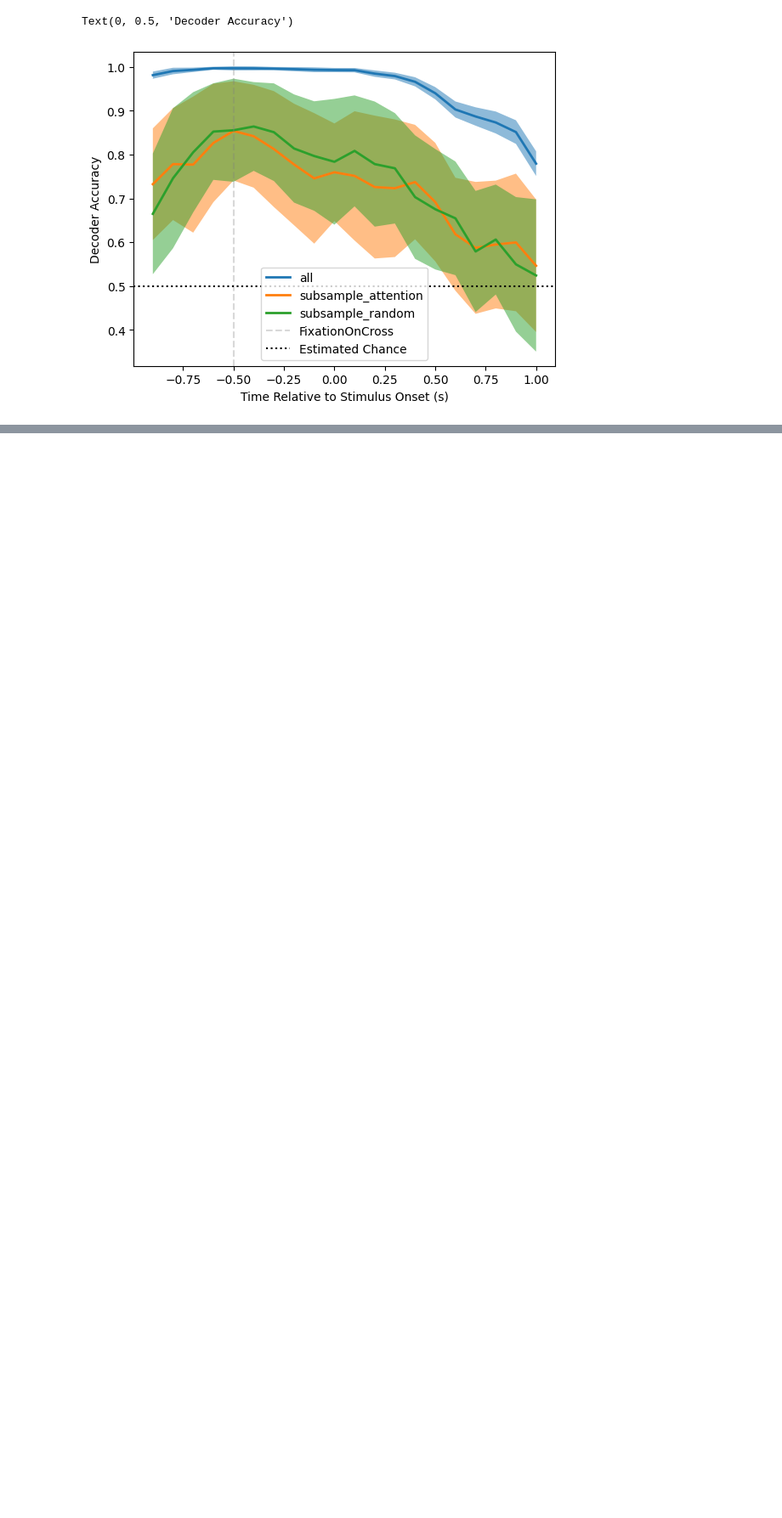
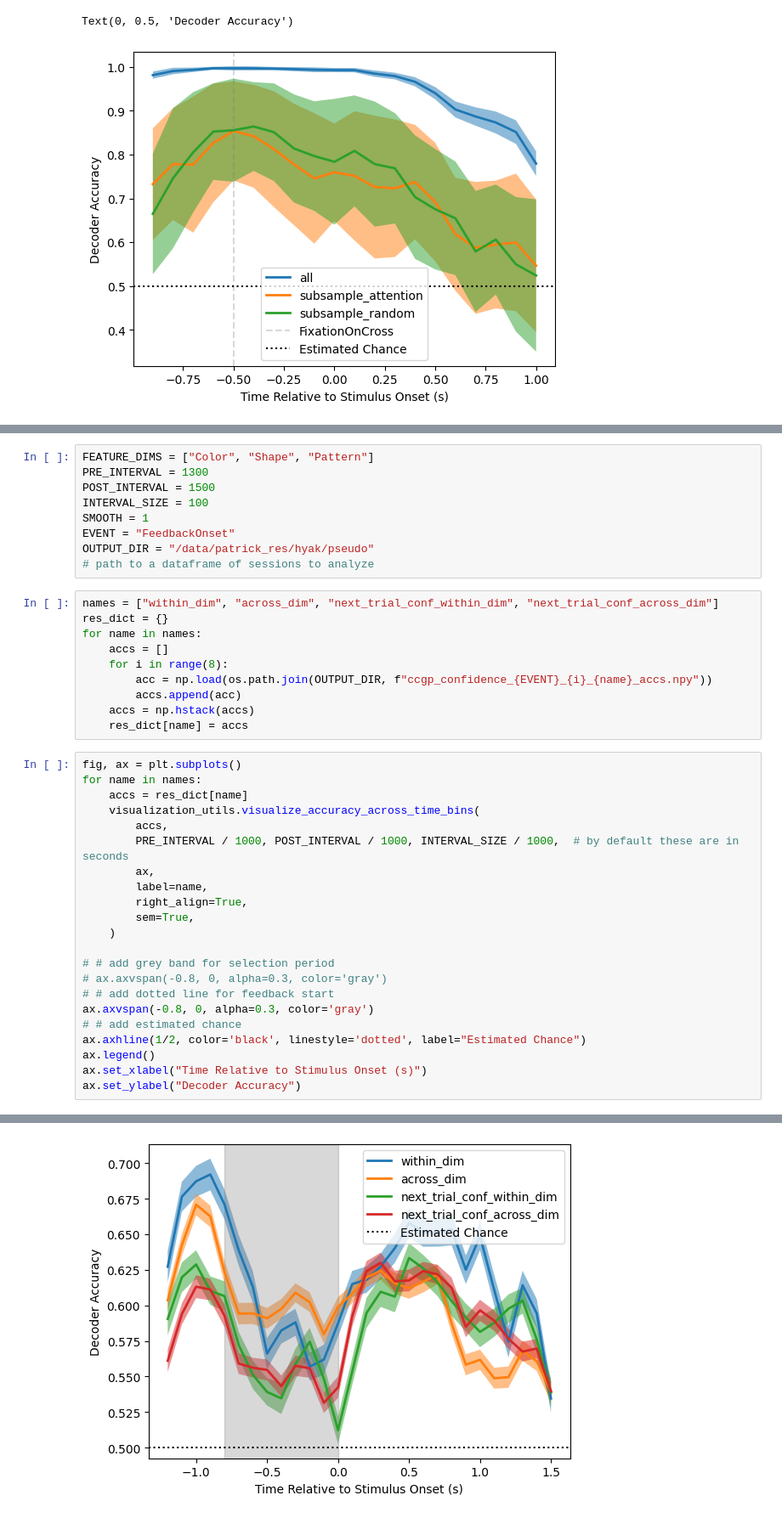
Before and after one commit to pqz317/wcst_decode, a Jupyter notebook: notebooks/20240701_visualize_ccgp_confidence.ipynb, the cells around one changed output, grey strips where cells are left out. Shown at 85% size. Saved outputs shown, nothing was run; the diff lists cells and outputs as text; blank space fills up the shorter version.

Commit message:
re-run fb conf next trial decoding, fix bug

```diff
--- a/notebooks/20240701_visualize_ccgp_confidence.ipynb
+++ b/notebooks/20240701_visualize_ccgp_confidence.ipynb
@@ -177,0 +180,42 @@ Text(0, 0.5, 'Decoder Accuracy')
+# %%
+FEATURE_DIMS = ["Color", "Shape", "Pattern"]
+PRE_INTERVAL = 1300
+POST_INTERVAL = 1500
+INTERVAL_SIZE = 100
+SMOOTH = 1
+EVENT = "FeedbackOnset"
+OUTPUT_DIR = "/data/patrick_res/hyak/pseudo"
+# path to a dataframe of sessions to analyze
+# %%
+names = ["within_dim", "across_dim", "next_trial_conf_within_dim", "next_trial_conf_across_dim"]
+res_dict = {}
+for name in names:
+    accs = []
+    for i in range(8):
+        acc = np.load(os.path.join(OUTPUT_DIR, f"ccgp_confidence_{EVENT}_{i}_{name}_accs.npy"))
+        accs.append(acc)
+    accs = np.hstack(accs)
+    res_dict[name] = accs
+# %%
+fig, ax = plt.subplots()
+for name in names:
+    accs = res_dict[name]
+    visualization_utils.visualize_accuracy_across_time_bins(
+        accs,
+        PRE_INTERVAL / 1000, POST_INTERVAL / 1000, INTERVAL_SIZE / 1000,  # by default these are in seconds
+        ax,
+        label=name,
+        right_align=True,
+        sem=True,
+    )
+
+# # add grey band for selection period
+# ax.axvspan(-0.8, 0, alpha=0.3, color='gray')
+# # add dotted line for feedback start
+ax.axvspan(-0.8, 0, alpha=0.3, color='gray')
+# # add estimated chance
+ax.axhline(1/2, color='black', linestyle='dotted', label="Estimated Chance")
+ax.legend()
+ax.set_xlabel("Time Relative to Stimulus Onset (s)")
+ax.set_ylabel("Decoder Accuracy")
+# %% [output]
@@ -177,0 +223 @@ Text(0, 0.5, 'Decoder Accuracy')
+[figure, added]
```
Also changed, not shown: parts of 2 cells of this notebook, 2 other files.
